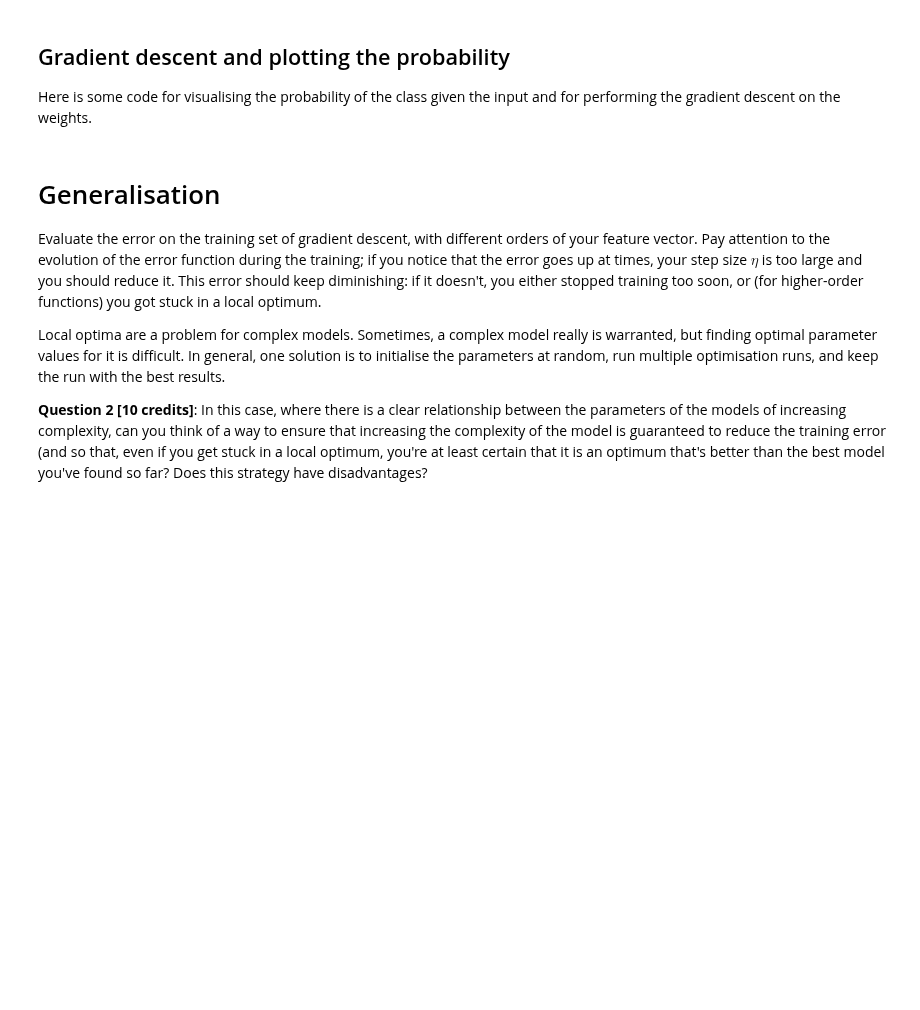
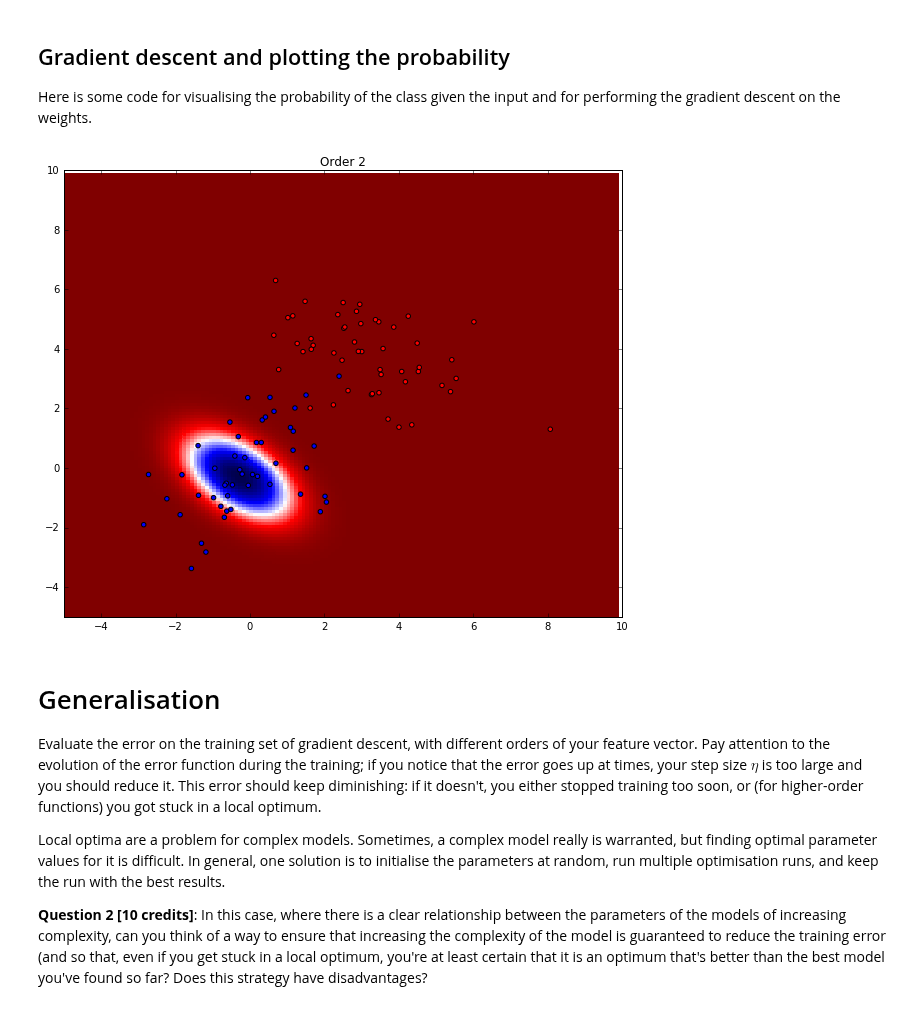
Before and after one commit to thomasbrus/machine-learning, a Jupyter notebook: practicum/week-3/lab-3.ipynb, the cells around one changed output. Cells and saved outputs as stored; diff of their text form; code cells hidden in the pictures; blank space fills up the shorter version.

```diff
--- a/practicum/week-3/lab-3.ipynb
+++ b/practicum/week-3/lab-3.ipynb
@@ -99,24 +99,26 @@ Here is some code for visualising the probability of the class given the input a
 # %%
 # This code is given
 
 xx,yy = np.mgrid[-5:10:.1,-5:10:.1]
 
 def plotHeat(w, order):
     p = np.zeros(xx.shape)
     for i in range(xx.shape[0]):
         for j in range(xx.shape[1]):
-            p[i,j] = sigma(w.dot(feat(np.array([xx[i,j], yy[i,j]]), order)))
+            p[i,j] = sigma(w.dot(features(np.array([xx[i,j], yy[i,j]]), order)))
     plt.pcolor(xx,yy,p,cmap='seismic')
     plt.xlim([-5,10])
     plt.ylim([-5,10])
     plt.title("Order "+str(order))
 
 def plotData():
     plt.scatter(d[:,0],d[:,1],20,colours)
 
 w = np.array([0,1,1,1,1,1])
 plotHeat(w,2)
 plotData()
+# %% [output]
+[figure, added]
 # %%
 # This code is given
 
```
Also changed, not shown: parts of 3 cells of this notebook.
